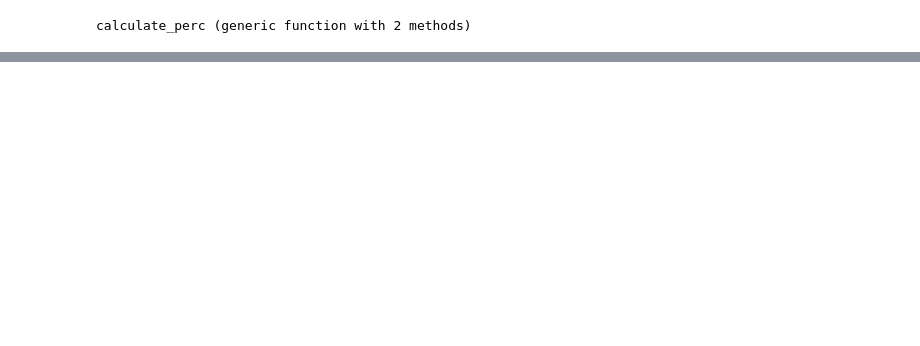
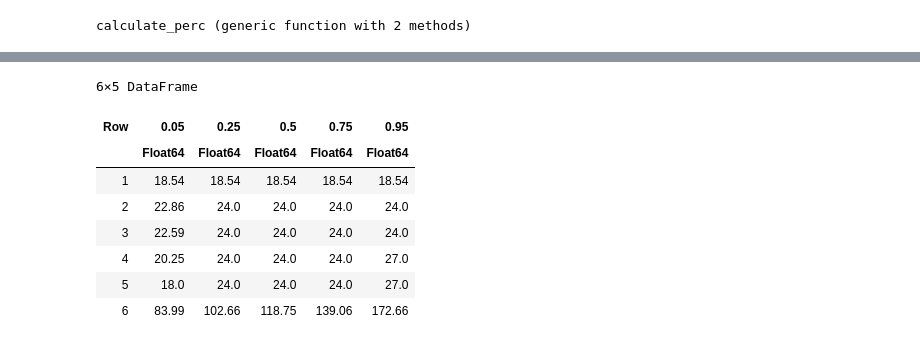
Before and after one commit to msz13/Goal-Based-Investing, a Jupyter notebook: julia_msp/sddp_goal_investing.ipynb, the cells around one changed output, grey strips where cells are left out. Cells and saved outputs as stored; diff of their text form; code cells hidden in the pictures; blank space fills up the shorter version.

```diff
--- a/julia_msp/sddp_goal_investing.ipynb
+++ b/julia_msp/sddp_goal_investing.ipynb
@@ -238,0 +148,14 @@ end
+# %%
+# ret 3y
+
+calculate_perc(result.consumption_dist)
+# %% [output]
+6×5 DataFrame
+| Row | 0.05 | 0.25 | 0.5 | 0.75 | 0.95 |
+|  | Float64 | Float64 | Float64 | Float64 | Float64 |
+| 1 | 18.54 | 18.54 | 18.54 | 18.54 | 18.54 |
+| 2 | 22.86 | 24.0 | 24.0 | 24.0 | 24.0 |
+| 3 | 22.59 | 24.0 | 24.0 | 24.0 | 24.0 |
+| 4 | 20.25 | 24.0 | 24.0 | 24.0 | 27.0 |
+| 5 | 18.0 | 24.0 | 24.0 | 24.0 | 27.0 |
+| 6 | 83.99 | 102.66 | 118.75 | 139.06 | 172.66 |
```
Also changed, not shown: parts of 19 cells of this notebook, 3 other files.
